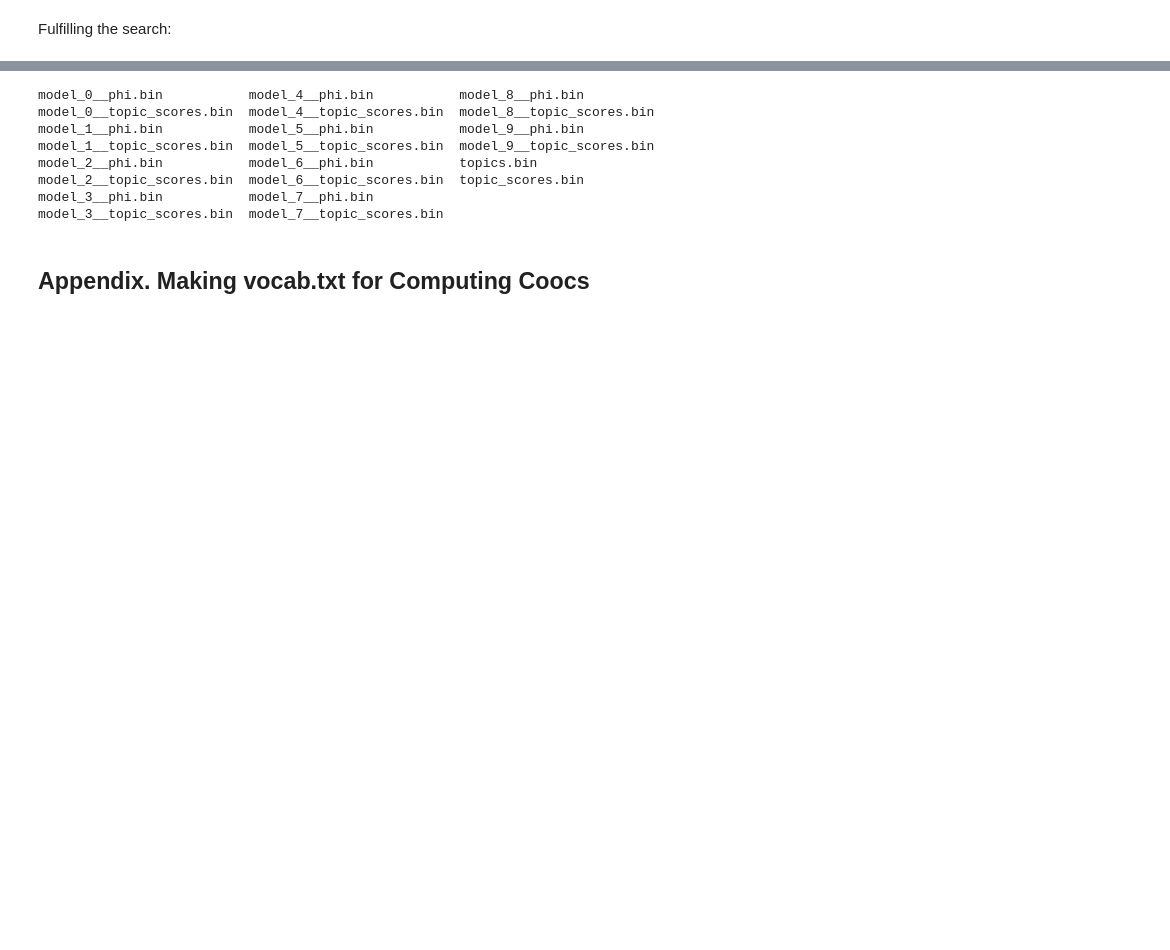
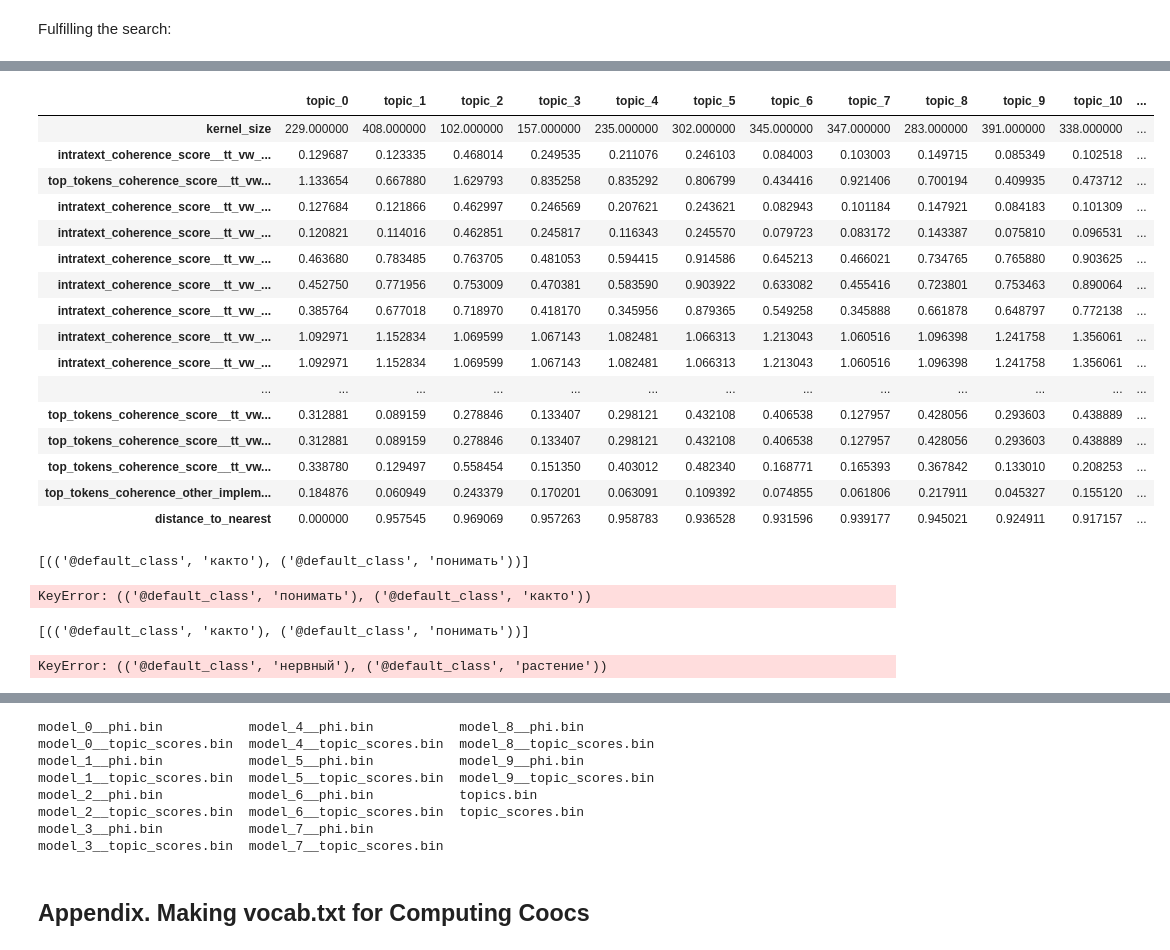
Before and after one commit to machine-intelligence-laboratory/OptimalNumberOfTopics, a Jupyter notebook: demos/TopicBank-Experiment-BankCreation.ipynb, the cells around one changed output, grey strips where cells are left out. Drawn from its saved outputs; the diff is of its cells as text; code cells hidden in the pictures; blank space fills up the shorter version.

```diff
--- a/demos/TopicBank-Experiment-BankCreation.ipynb
+++ b/demos/TopicBank-Experiment-BankCreation.ipynb
@@ -252,12 +530,14 @@ for param_combination in param_combinations_intratext:
         IntratextCoherenceScore(
             name=name,
             data=dataset,
+            documents=test_documents,
             text_type=text_type,
             computation_method=computation_method,
             word_topic_relatedness=word_topic_relatedness,
             specificity_estimation=specificity_estimation,
             max_num_out_of_topic_words=MAX_NUM_OUT_WORDS,
-            window=WINDOW
+            window=WINDOW,
+            verbose=VERBOSE,
         )
     )
 
@@ -278,10 +558,13 @@ for param_combination in param_combinations_top_tokens:
         SophisticatedTopTokensCoherenceScore(
             name=name,
             data=dataset,
+            documents=test_documents,
             text_type=text_type,
             word_topic_relatedness=word_topic_relatedness,
             specificity_estimation=specificity_estimation,
+            #word_cooccurrences=COOC_VALUES2,  # TODO!
             num_top_words=NUM_TOP_WORDS,
-            window=WINDOW
+            window=WINDOW,
+            verbose=VERBOSE,
         )
     )
@@ -288,11 +579,15 @@ for param_combination in param_combinations_top_tokens:
 # %%
 # Another implementation of top-tokens-based coherence
 
+# param_combinations_other_top_tokens = list(
+#     itertools.product([True, False], ['median', 'mean'], [None, 1e-7])
+# )
+
 param_combinations_other_top_tokens = list(
-    product([True, False], ['median', 'mean'], [None, 1e-7])
+    itertools.product([True], ['median'], [1e-7])
 )
 
-if len(cooc_values) > 0:  # with pre-computed coocs
+if len(COOC_VALUES) > 0:  # with pre-computed coocs
     for param_combination in param_combinations_other_top_tokens:
         (kernel,
          average,
@@ -309,7 +604,7 @@ if len(cooc_values) > 0:  # with pre-computed coocs
             SimpleTopTokensCoherenceScore(
                 name=name,
                 data=dataset,
-                cooccurrence_values=cooc_values,
+                cooccurrence_values=COOC_VALUES,
                 num_top_tokens=20,
                 kernel=kernel,
                 average=average,
@@ -332,4 +631,4 @@ other_scores = [
 # %%
 # Default train func
 
-train_funcs = default_train_func
+TRAIN_FUNCS = default_train_func
@@ -336,5 +657,7 @@ train_funcs = default_train_func
 # %%
 # TODO: use Holdout Perplexity as Stop score
+
+start_model_number = 1  # TODO
 
 optimizer = TopicBankMethod(
     data = dataset,
@@ -345,6 +668,9 @@ optimizer = TopicBankMethod(
     other_topic_scores = other_topic_scores,
     other_scores = other_scores,
 
+    documents = test_documents,
+
+    start_model_number = start_model_number,
     max_num_models = 20,
     one_model_num_topics = 100,
     num_fit_iterations = 100,
@@ -353,5 +679,12 @@ optimizer = TopicBankMethod(
     save_bank = True,
     save_model_topics = True,
 
-    train_funcs = train_funcs,
+    save_file_path = os.path.join(
+        DATASET_INTERNALS_FOLDER_PATH, 'result', f'search_result__{seed}.json'),
+    bank_folder_path = os.path.join(
+        DATASET_INTERNALS_FOLDER_PATH, 'result', f'bank__{seed}'),
+
+    train_funcs = TRAIN_FUNCS,
+
+    verbose = True,
 )
@@ -359,0 +842,36 @@ Fulfilling the search:
+# %%
+optimizer._topic_bank.view_topic_scores()
+# %% [output]
+|  | topic_0 | topic_1 | topic_2 | topic_3 | topic_4 | topic_5 | topic_6 | topic_7 | topic_8 | topic_9 | topic_10 | ... |
+| kernel_size | 229.000000 | 408.000000 | 102.000000 | 157.000000 | 235.000000 | 302.000000 | 345.000000 | 347.000000 | 283.000000 | 391.000000 | 338.000000 | ... |
+| intratext_coherence_score__tt_vw_... | 0.129687 | 0.123335 | 0.468014 | 0.249535 | 0.211076 | 0.246103 | 0.084003 | 0.103003 | 0.149715 | 0.085349 | 0.102518 | ... |
+| top_tokens_coherence_score__tt_vw... | 1.133654 | 0.667880 | 1.629793 | 0.835258 | 0.835292 | 0.806799 | 0.434416 | 0.921406 | 0.700194 | 0.409935 | 0.473712 | ... |
+| intratext_coherence_score__tt_vw_... | 0.127684 | 0.121866 | 0.462997 | 0.246569 | 0.207621 | 0.243621 | 0.082943 | 0.101184 | 0.147921 | 0.084183 | 0.101309 | ... |
+| intratext_coherence_score__tt_vw_... | 0.120821 | 0.114016 | 0.462851 | 0.245817 | 0.116343 | 0.245570 | 0.079723 | 0.083172 | 0.143387 | 0.075810 | 0.096531 | ... |
+| intratext_coherence_score__tt_vw_... | 0.463680 | 0.783485 | 0.763705 | 0.481053 | 0.594415 | 0.914586 | 0.645213 | 0.466021 | 0.734765 | 0.765880 | 0.903625 | ... |
+| intratext_coherence_score__tt_vw_... | 0.452750 | 0.771956 | 0.753009 | 0.470381 | 0.583590 | 0.903922 | 0.633082 | 0.455416 | 0.723801 | 0.753463 | 0.890064 | ... |
+| intratext_coherence_score__tt_vw_... | 0.385764 | 0.677018 | 0.718970 | 0.418170 | 0.345956 | 0.879365 | 0.549258 | 0.345888 | 0.661878 | 0.648797 | 0.772138 | ... |
+| intratext_coherence_score__tt_vw_... | 1.092971 | 1.152834 | 1.069599 | 1.067143 | 1.082481 | 1.066313 | 1.213043 | 1.060516 | 1.096398 | 1.241758 | 1.356061 | ... |
+| intratext_coherence_score__tt_vw_... | 1.092971 | 1.152834 | 1.069599 | 1.067143 | 1.082481 | 1.066313 | 1.213043 | 1.060516 | 1.096398 | 1.241758 | 1.356061 | ... |
+| ... | ... | ... | ... | ... | ... | ... | ... | ... | ... | ... | ... | ... |
+| top_tokens_coherence_score__tt_vw... | 0.312881 | 0.089159 | 0.278846 | 0.133407 | 0.298121 | 0.432108 | 0.406538 | 0.127957 | 0.428056 | 0.293603 | 0.438889 | ... |
+| top_tokens_coherence_score__tt_vw... | 0.312881 | 0.089159 | 0.278846 | 0.133407 | 0.298121 | 0.432108 | 0.406538 | 0.127957 | 0.428056 | 0.293603 | 0.438889 | ... |
+| top_tokens_coherence_score__tt_vw... | 0.338780 | 0.129497 | 0.558454 | 0.151350 | 0.403012 | 0.482340 | 0.168771 | 0.165393 | 0.367842 | 0.133010 | 0.208253 | ... |
+| top_tokens_coherence_other_implem... | 0.184876 | 0.060949 | 0.243379 | 0.170201 | 0.063091 | 0.109392 | 0.074855 | 0.061806 | 0.217911 | 0.045327 | 0.155120 | ... |
+| distance_to_nearest | 0.000000 | 0.957545 | 0.969069 | 0.957263 | 0.958783 | 0.936528 | 0.931596 | 0.939177 | 0.945021 | 0.924911 | 0.917157 | ... |
+# %%
+list(COOC_VALUES2.keys())[:1]
+# %% [output]
+[(('@default_class', 'както'), ('@default_class', 'понимать'))]
+# %%
+COOC_VALUES2[(('@default_class', 'понимать'), ('@default_class', 'както'))]
+# %% [output]
+KeyError: (('@default_class', 'понимать'), ('@default_class', 'както'))
+# %%
+list(COOC_VALUES2.keys())[:1]
+# %% [output]
+[(('@default_class', 'както'), ('@default_class', 'понимать'))]
+# %%
+COOC_VALUES2[(('@default_class', 'нервный'), ('@default_class', 'растение'))]
+# %% [output]
+KeyError: (('@default_class', 'нервный'), ('@default_class', 'растение'))
```
Also changed, not shown: parts of 150 cells of this notebook.
